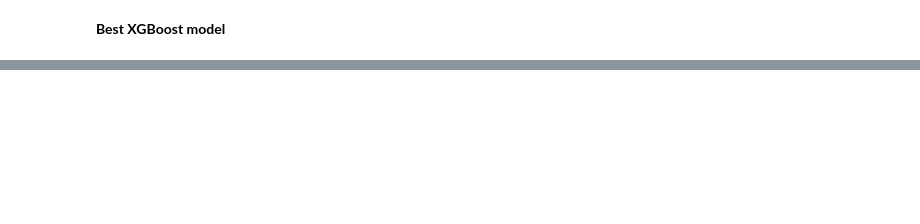
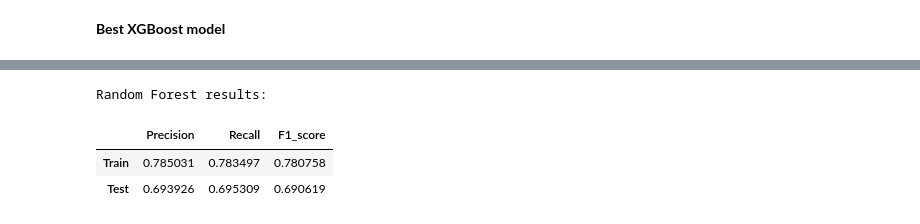
Before and after one commit to L-Lewis/Kickstarter-success-machine-learning, a Jupyter notebook: student.ipynb, the cells around one changed output, grey strips where cells are left out. Saved outputs shown, nothing was run; the diff lists cells and outputs as text; code cells hidden in the pictures; blank space fills up the shorter version.

```diff
--- a/student.ipynb
+++ b/student.ipynb
@@ -1658,0 +1742,11 @@ Table of accuracy results from each model - average weighted precision, recall a
+# %%
+# Random Forest results
+rf_results = {'Precision':[rf_train_precision, rf_test_precision], 'Recall':[rf_train_recall, rf_test_recall], 'F1_score': [rf_train_f1score, rf_test_f1score]}
+rf_results = pd.DataFrame(rf_results, index=['Train', 'Test'])
+print("Random Forest results:")
+rf_results
+# %% [output]
+Random Forest results:
+|  | Precision | Recall | F1_score |
+| Train | 0.785031 | 0.783497 | 0.780758 |
+| Test | 0.693926 | 0.695309 | 0.690619 |
```
Also changed, not shown: parts of 28 cells of this notebook.
